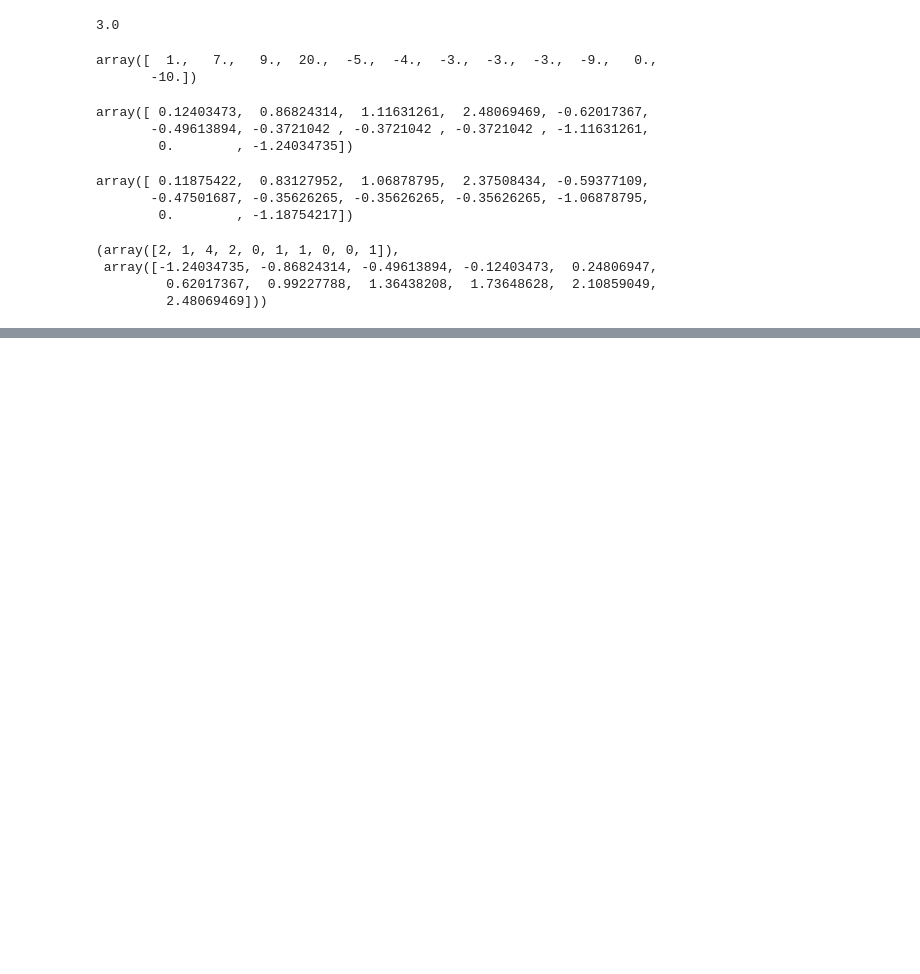
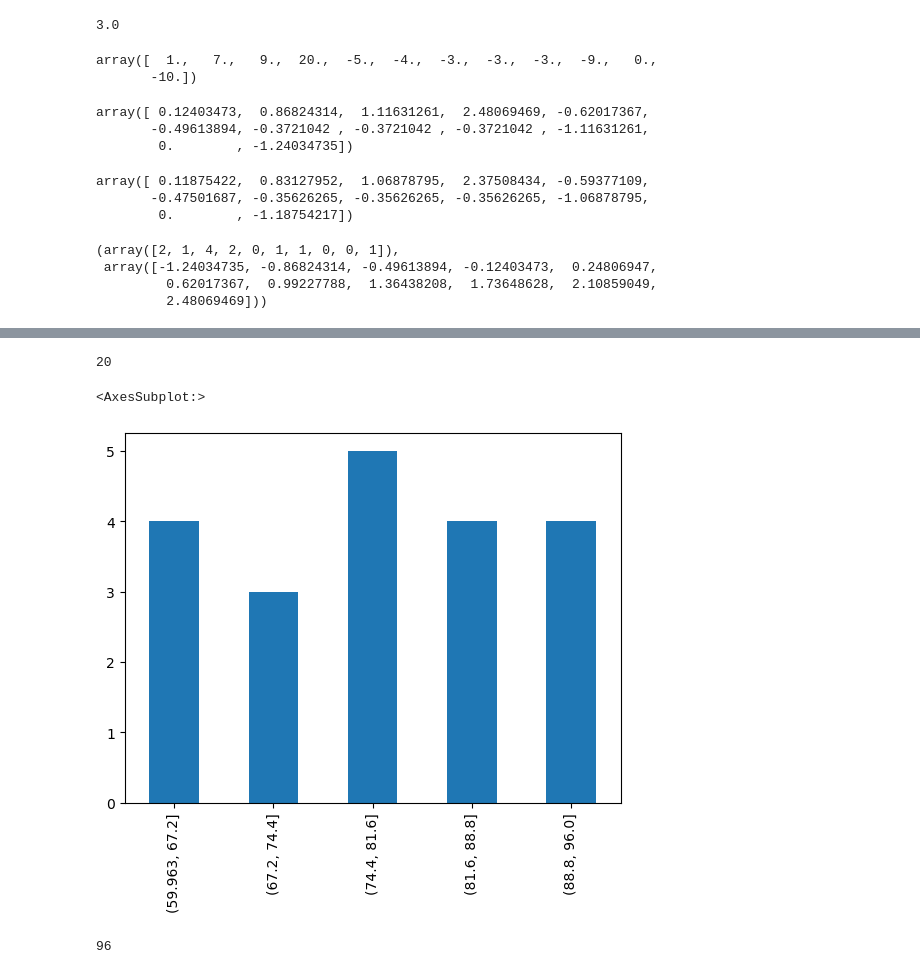
Before and after one commit to RichardAlcabes22/my_notes, a Jupyter notebook: python_review_18_Feb copy.ipynb, the cells around one changed output, grey strips where cells are left out. Cells and saved outputs as stored; diff of their text form; code cells hidden in the pictures; blank space fills up the shorter version.

```diff
--- a/python_review_18_Feb copy.ipynb
+++ b/python_review_18_Feb copy.ipynb
@@ -721,0 +1345,3 @@ NameError: name 'Text' is not defined
+# %%
+exam_series = pd.Series([60, 86, 75, 62, 93, 71, 60, 83, 95, 78, 65, 72, 69, 81, 96, 80, 85, 92, 82, 78])
+exam_series
@@ -721,0 +1366,16 @@ NameError: name 'Text' is not defined
+# %%
+# 1 how many elements in series?
+exam_series.size
+# %% [output]
+20
+# %%
+# 3 plot data in meaningful way
+exam_series.value_counts(bins=5).sort_index().plot.bar()
+# %% [output]
+<AxesSubplot:>
+[figure, added]
+# %%
+# 5 save as curvd gardes convert eeach curved grade into letter grade
+exam_series.max()
+# %% [output]
+96
```
Also changed, not shown: parts of 87 cells of this notebook.
